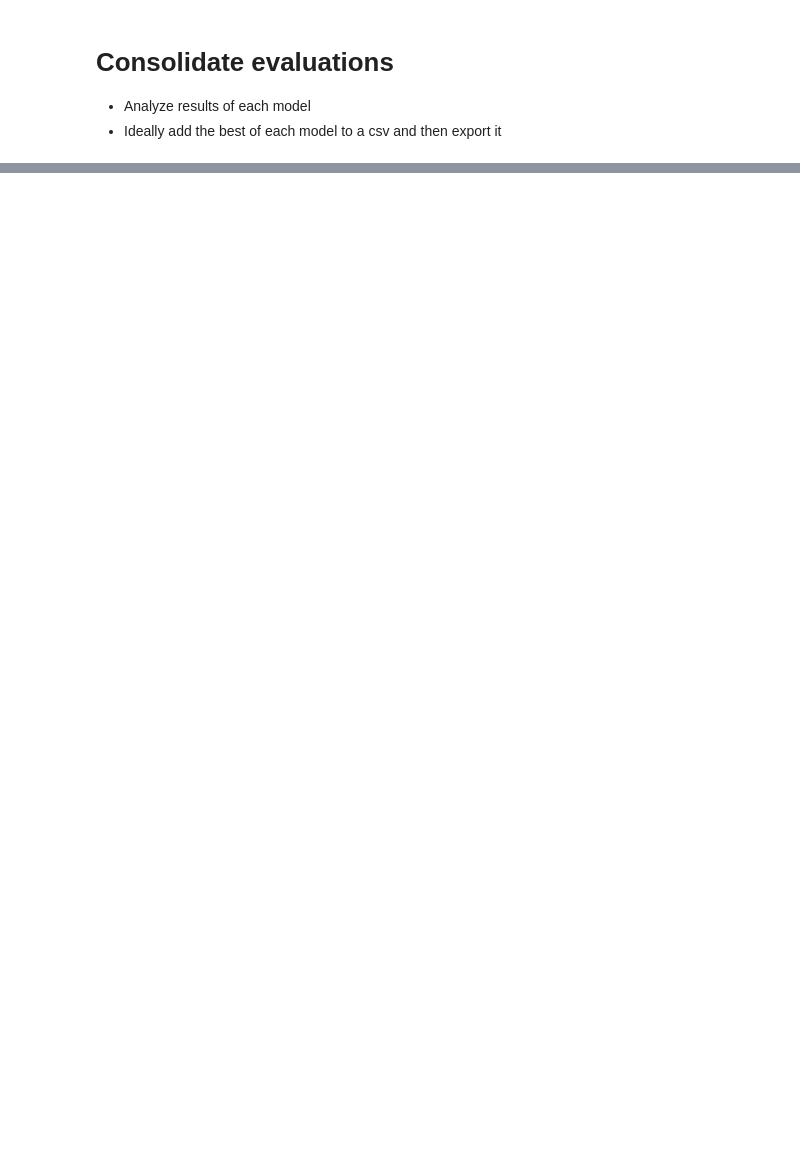
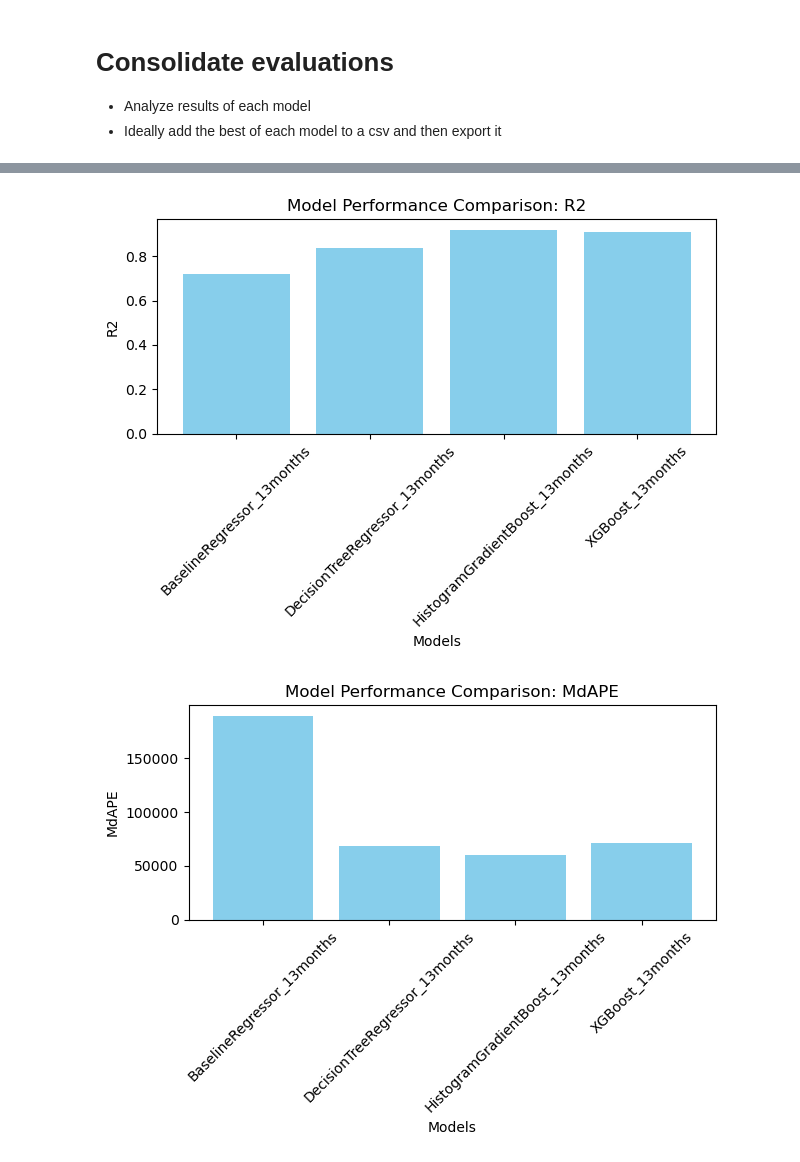
Before and after one commit to Artful-Donut/IDX-Exchange-Internship-Data-Science-61, a Jupyter notebook: IDX_Exchange/deliverables/06_evaluation.ipynb, the cells around one changed output, grey strips where cells are left out. Drawn from its saved outputs; the diff is of its cells as text; code cells hidden in the pictures; blank space fills up the shorter version.

Commit message:
Plot some evaluation results on bar graphs
(focusing on getting it down, will make it look pretty later)

```diff
--- a/IDX_Exchange/deliverables/06_evaluation.ipynb
+++ b/IDX_Exchange/deliverables/06_evaluation.ipynb
@@ -227,7 +224,7 @@ for months in num_months:
 print("Best model from different windows of training data:")
 model_aggregates = model_aggregates.sort_values(by='R2', ascending=False)
 print(model_aggregates)
-evaluations = pd.concat([evaluations, model_aggregates.iloc[0]], ignore_index=True)
+evaluations = pd.concat([evaluations, model_aggregates.iloc[:1]], ignore_index=True)
 # %% [output]
 Decision Tree Regression Model Performance for 1 months:
     mean_fit_time  std_fit_time  mean_score_time  std_score_time  \
@@ -308,11 +305,11 @@ for months in num_months:
     training_data = choose_test_months(num_months=months)
     training_vars, training_target = get_training_split(training_data)
 
-    best_model = randomforest_regression_model(months)
+    # best_model = randomforest_regression_model(months)
 
     new_row = pd.DataFrame([{
             'Num_Months': months,
-            'Model': f'DecisionTreeRegressor_{months}months',
+            'Model': f'RandomForestRegressor_{months}months',
             'Training_R2': best_model.score(training_vars, training_target),
             'Training_MdAPE': median_absolute_error(training_target, best_model.predict(training_vars)),
             'Training_MAPE': mean_absolute_percentage_error(training_target, best_model.predict(training_vars)),
@@ -325,5 +322,5 @@ for months in num_months:
 print("Best model from different windows of training data:")
 model_aggregates = model_aggregates.sort_values(by='R2', ascending=False)
 print(model_aggregates)
-evaluations = pd.concat([evaluations, model_aggregates.iloc[0]], ignore_index=True)
+#evaluations = pd.concat([evaluations, model_aggregates.iloc[:1]], ignore_index=True)
 # %% [output]
@@ -406,7 +379,7 @@ for months in num_months:
 
     new_row = pd.DataFrame([{
             'Num_Months': months,
-            'Model': f'DecisionTreeRegressor_{months}months',
+            'Model': f'HistogramGradientBoost_{months}months',
             'Training_R2': best_model.score(training_vars, training_target),
             'Training_MdAPE': median_absolute_error(training_target, best_model.predict(training_vars)),
             'Training_MAPE': mean_absolute_percentage_error(training_target, best_model.predict(training_vars)),
@@ -419,5 +392,5 @@ for months in num_months:
 print("Best model from different windows of training data:")
 model_aggregates = model_aggregates.sort_values(by='R2', ascending=False)
 print(model_aggregates)
-evaluations = pd.concat([evaluations, model_aggregates.iloc[0]], ignore_index=True)
+evaluations = pd.concat([evaluations, model_aggregates.iloc[:1]], ignore_index=True)
 # %% [output]
@@ -481,7 +454,7 @@ for months in num_months:
 
     new_row = pd.DataFrame([{
             'Num_Months': months,
-            'Model': f'DecisionTreeRegressor_{months}months',
+            'Model': f'XGBoost_{months}months',
             'Training_R2': model.score(training_vars, training_target),
             'Training_MdAPE': median_absolute_error(training_target, model.predict(training_vars)),
             'Training_MAPE': mean_absolute_percentage_error(training_target, model.predict(training_vars)),
@@ -494,6 +467,6 @@ for months in num_months:
 print("Best model from different windows of training data:")
 model_aggregates = model_aggregates.sort_values(by='R2', ascending=False)
 print(model_aggregates)
-evaluations = pd.concat([evaluations, model_aggregates.iloc[0]], ignore_index=True)
+evaluations = pd.concat([evaluations, model_aggregates.iloc[:1]], ignore_index=True)
 # %% [output]
 Best model from different windows of training data:
@@ -512,0 +503,17 @@ Best model from different windows of training data:
+# %%
+# Efficacy of models. Print out bar charts showing each model's performance for each metric
+# One per test metric
+
+test_metrics = ['R2', 'MdAPE', 'MAPE']
+
+for metric in test_metrics:
+    plt.bar(evaluations['Model'], evaluations[metric], color='skyblue')
+    plt.title(f'Model Performance Comparison: {metric}')
+    plt.xlabel('Models')
+    plt.ylabel(metric)
+    plt.xticks(rotation=45)
+    plt.tight_layout()
+    plt.show()
+# %% [output]
+[figure, added]
+[figure, added]
```
Also changed, not shown: parts of 13 cells of this notebook, 1 other file.
